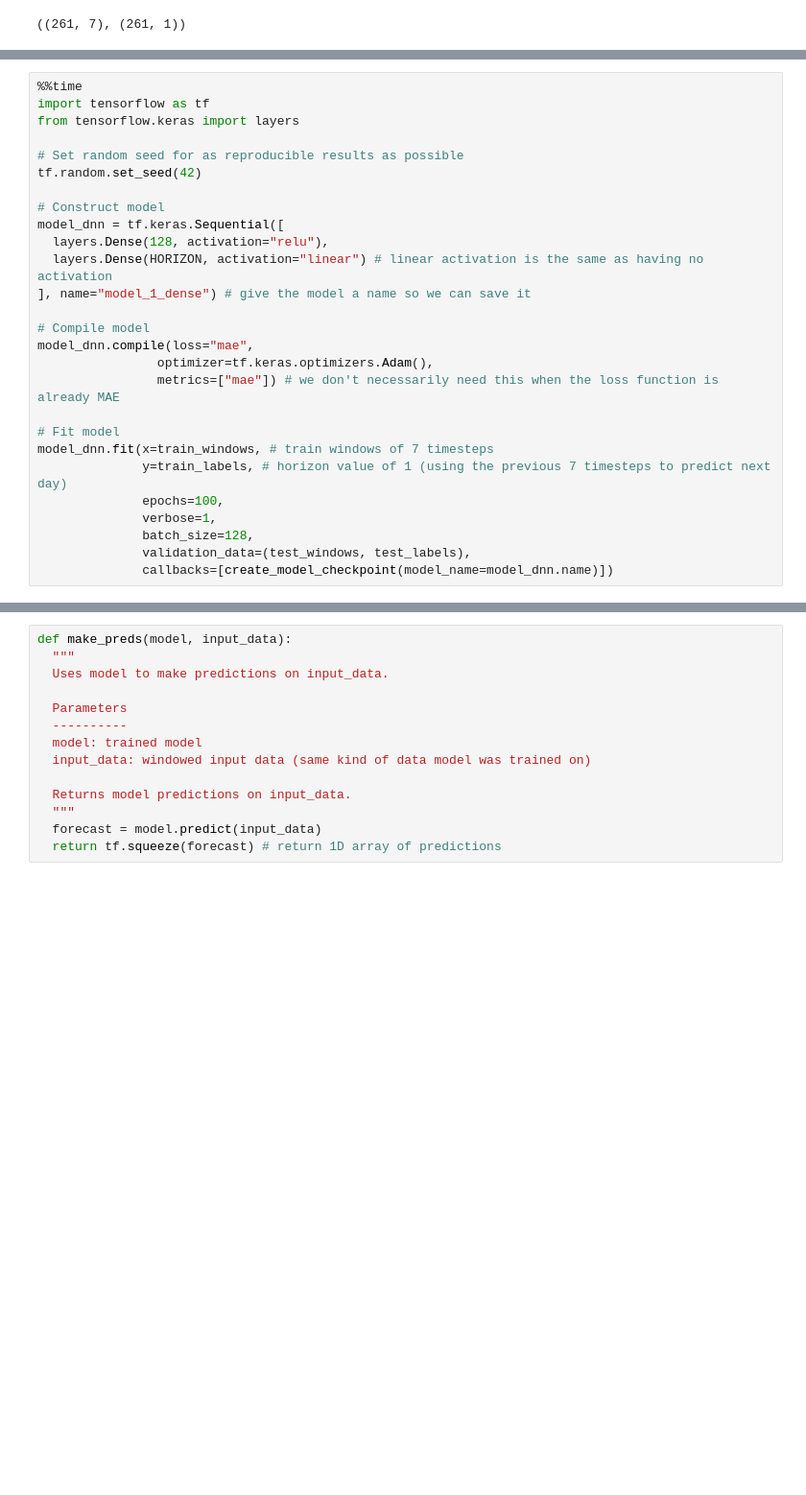
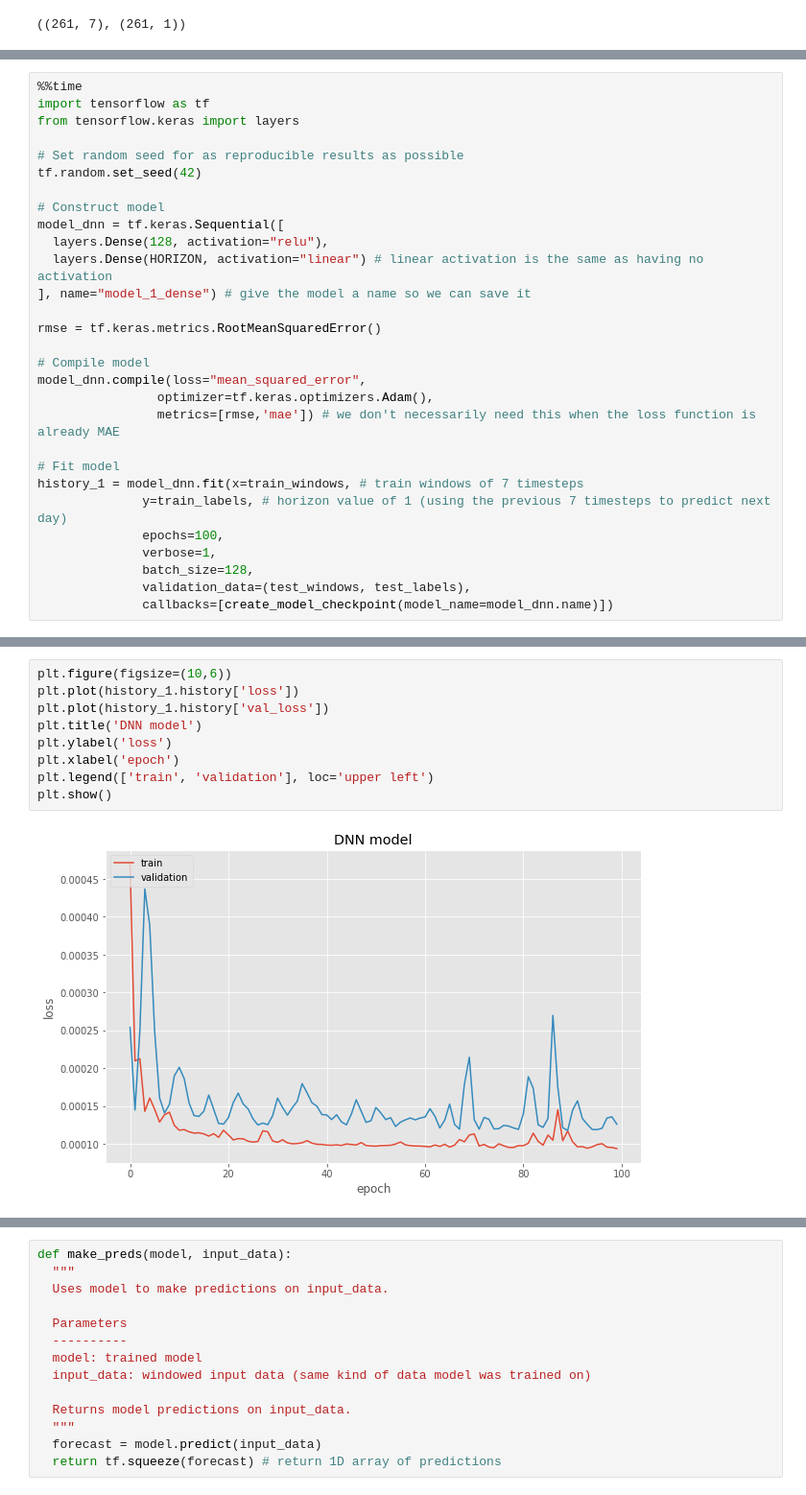
Before and after one commit to vatsal2473/irrigation_timeseries_dataset, a Jupyter notebook: DNN_transfer_learning.ipynb, the cells around one changed output, grey strips where cells are left out. Shown at 96% size. Cells and saved outputs as stored; diff of their text form; blank space fills up the shorter version.

```diff
--- a/DNN_transfer_learning.ipynb
+++ b/DNN_transfer_learning.ipynb
@@ -204,13 +210,15 @@ model_dnn = tf.keras.Sequential([
   layers.Dense(HORIZON, activation="linear") # linear activation is the same as having no activation
 ], name="model_1_dense") # give the model a name so we can save it
 
+rmse = tf.keras.metrics.RootMeanSquaredError()
+
 # Compile model
-model_dnn.compile(loss="mae",
+model_dnn.compile(loss="mean_squared_error",
                 optimizer=tf.keras.optimizers.Adam(),
-                metrics=["mae"]) # we don't necessarily need this when the loss function is already MAE
+                metrics=[rmse,'mae']) # we don't necessarily need this when the loss function is already MAE
 
 # Fit model
-model_dnn.fit(x=train_windows, # train windows of 7 timesteps
+history_1 = model_dnn.fit(x=train_windows, # train windows of 7 timesteps
               y=train_labels, # horizon value of 1 (using the previous 7 timesteps to predict next day)
               epochs=100,
               verbose=1,
@@ -251,3 +259,14 @@ Total params: 1,153
 Trainable params: 1,153
 Non-trainable params: 0
 _________________________________________________________________
+# %%
+plt.figure(figsize=(10,6))
+plt.plot(history_1.history['loss'])
+plt.plot(history_1.history['val_loss'])
+plt.title('DNN model')
+plt.ylabel('loss')
+plt.xlabel('epoch')
+plt.legend(['train', 'validation'], loc='upper left')
+plt.show()
+# %% [output]
+[figure, added]
```
Also changed, not shown: parts of 25 cells of this notebook.
